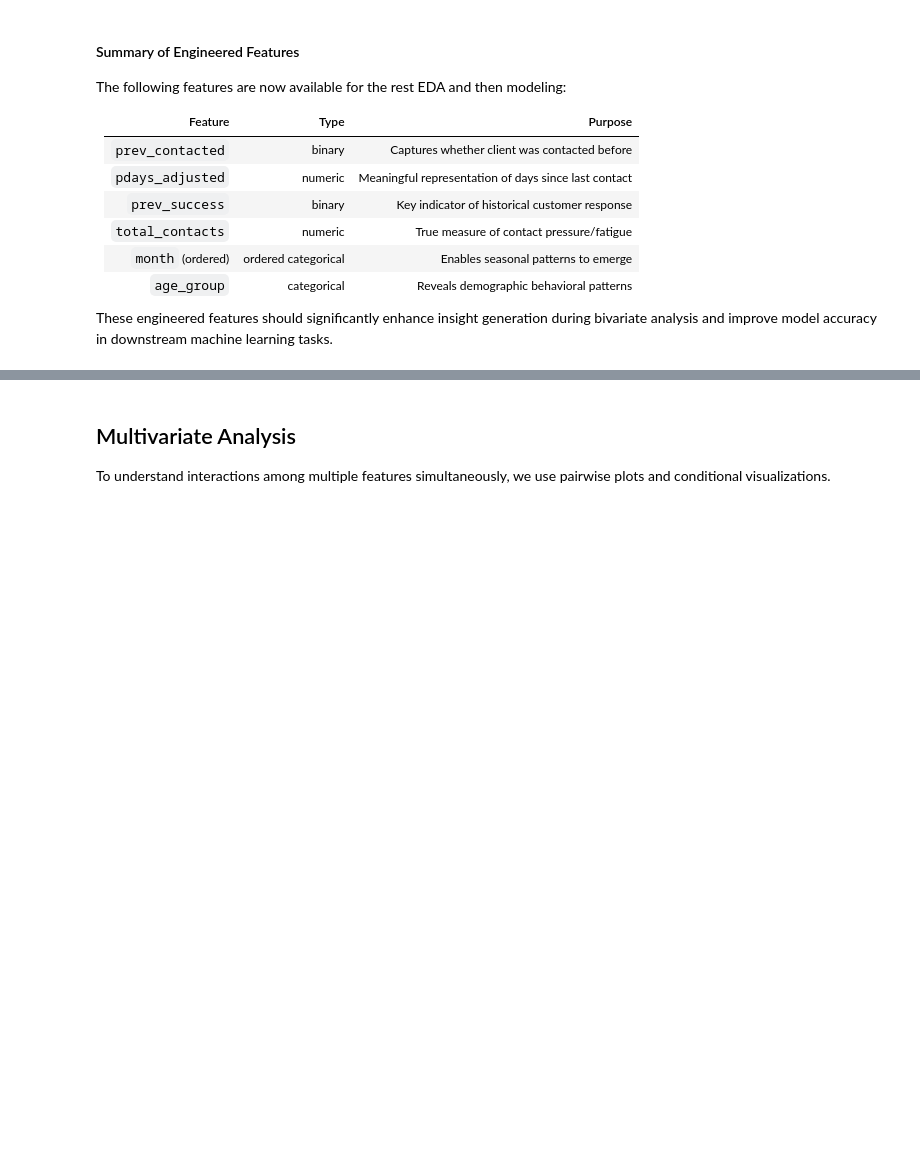
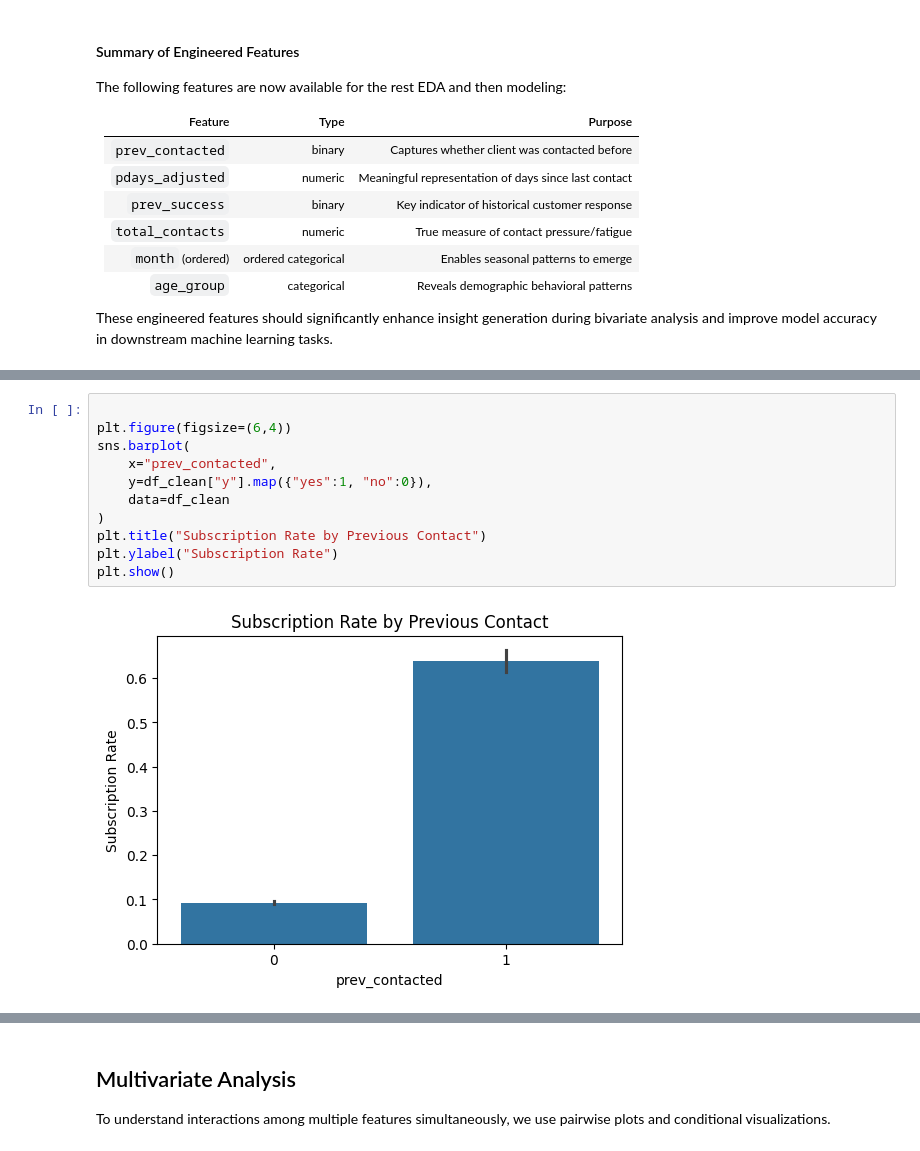
Before and after one commit to abduladebogun/Bank_Telemarketing_Campaigns_EDSB_Group_29, a Jupyter notebook: app.ipynb, the cells around one changed output, grey strips where cells are left out. Cells and saved outputs as stored; diff of their text form; blank space fills up the shorter version.

```diff
--- a/app.ipynb
+++ b/app.ipynb
@@ -1067,0 +1153,13 @@ These engineered features should significantly enhance insight generation during
+# %%
+
+plt.figure(figsize=(6,4))
+sns.barplot(
+    x="prev_contacted",
+    y=df_clean["y"].map({"yes":1, "no":0}),
+    data=df_clean
+)
+plt.title("Subscription Rate by Previous Contact")
+plt.ylabel("Subscription Rate")
+plt.show()
+# %% [output]
+[figure, added]
```
Also changed, not shown: parts of 35 cells of this notebook.
